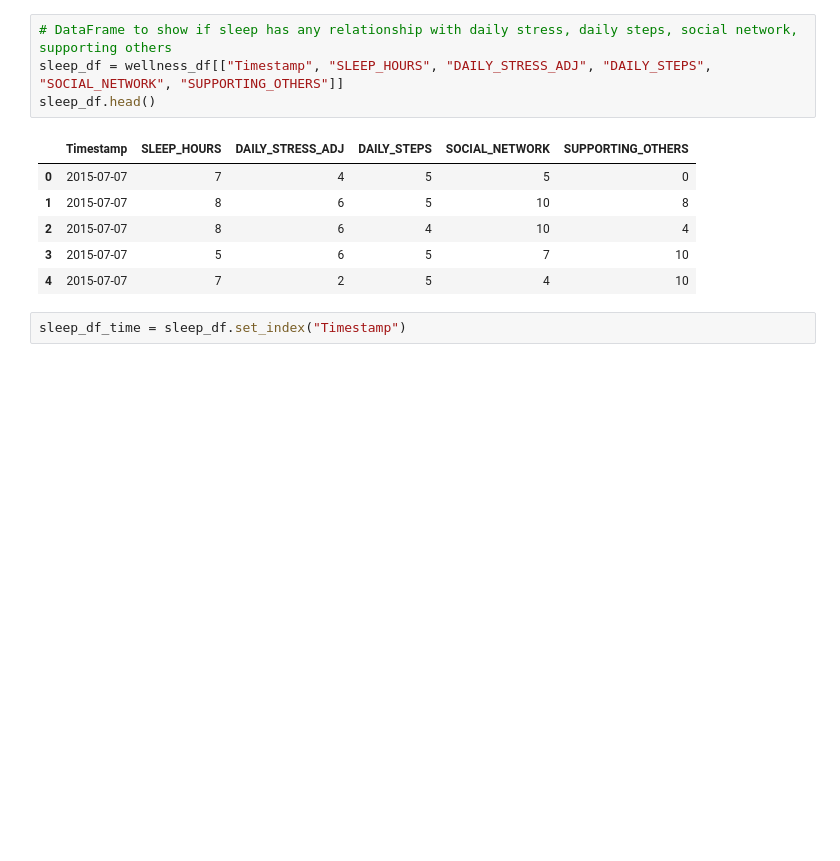
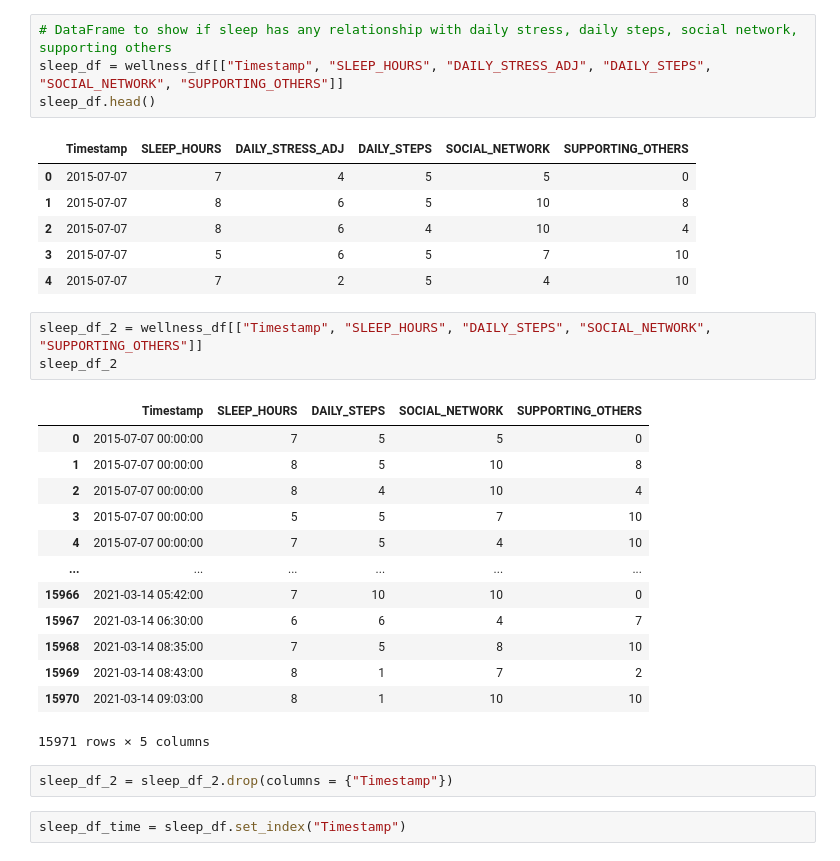
Before and after one commit to tanchris232/fitness-group-2, a Jupyter notebook: Project Files/fitness_group_2_chris.ipynb, the cells around one changed output. Saved outputs shown, nothing was run; the diff lists cells and outputs as text; blank space fills up the shorter version.

```diff
--- a/Project Files/fitness_group_2_chris.ipynb
+++ b/Project Files/fitness_group_2_chris.ipynb
@@ -56,6 +56,25 @@ sleep_df.head()
 | 2 | 2015-07-07 | 8 | 6 | 4 | 10 | 4 |
 | 3 | 2015-07-07 | 5 | 6 | 5 | 7 | 10 |
 | 4 | 2015-07-07 | 7 | 2 | 5 | 4 | 10 |
+# %%
+sleep_df_2 = wellness_df[["Timestamp", "SLEEP_HOURS", "DAILY_STEPS", "SOCIAL_NETWORK", "SUPPORTING_OTHERS"]]
+sleep_df_2
+# %% [output]
+|  | Timestamp | SLEEP_HOURS | DAILY_STEPS | SOCIAL_NETWORK | SUPPORTING_OTHERS |
+| 0 | 2015-07-07 00:00:00 | 7 | 5 | 5 | 0 |
+| 1 | 2015-07-07 00:00:00 | 8 | 5 | 10 | 8 |
+| 2 | 2015-07-07 00:00:00 | 8 | 4 | 10 | 4 |
+| 3 | 2015-07-07 00:00:00 | 5 | 5 | 7 | 10 |
+| 4 | 2015-07-07 00:00:00 | 7 | 5 | 4 | 10 |
+| ... | ... | ... | ... | ... | ... |
+| 15966 | 2021-03-14 05:42:00 | 7 | 10 | 10 | 0 |
+| 15967 | 2021-03-14 06:30:00 | 6 | 6 | 4 | 7 |
+| 15968 | 2021-03-14 08:35:00 | 7 | 5 | 8 | 10 |
+| 15969 | 2021-03-14 08:43:00 | 8 | 1 | 7 | 2 |
+| 15970 | 2021-03-14 09:03:00 | 8 | 1 | 10 | 10 |
+15971 rows × 5 columns
+# %%
+sleep_df_2 = sleep_df_2.drop(columns = {"Timestamp"})
 # %%
 sleep_df_time = sleep_df.set_index("Timestamp")
 # %%
```
Also changed, not shown: parts of 2 cells of this notebook.
